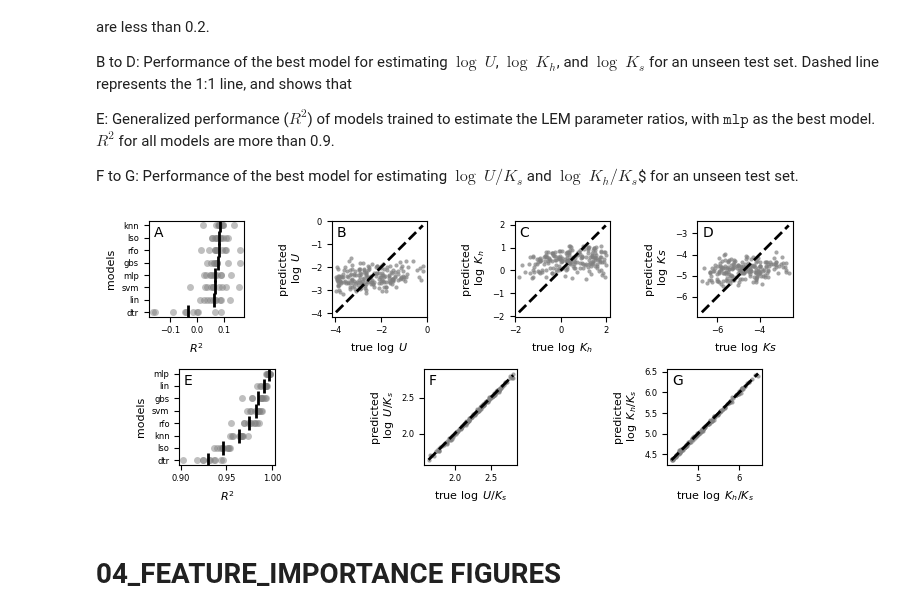
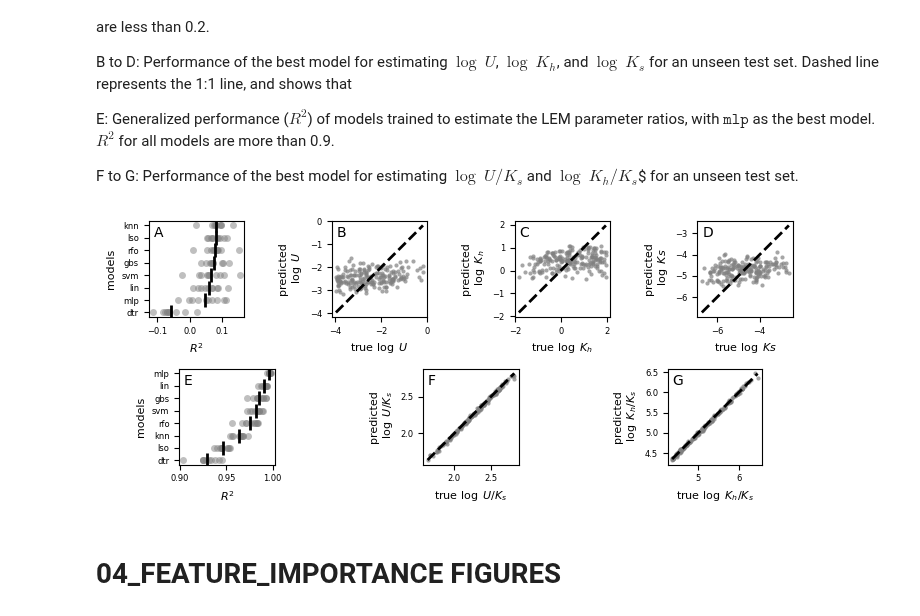
Before and after one commit to ricsatjr/landscape-evolution-ml, a Jupyter notebook: notebooks/journal-figures.ipynb, the cells around one changed output. Drawn from its saved outputs; the diff is of its cells as text; code cells hidden in the pictures.

```diff
--- a/notebooks/journal-figures.ipynb
+++ b/notebooks/journal-figures.ipynb
@@ -15,7 +15,7 @@ plot of $R^2$ for the individual labels (e.g., log U/Ks and log Ks/Ks), and the
 # %%
 # Define input file path
 data_dir = Path.cwd().parent / "outputs" / "models" / "full-features"
-filename="nested-cv-results-full-27dbc5a.pkl"
+filename="nested-cv-results-full-u-kh-ks-00f0686.pkl"
 input_file_path = data_dir / filename
 # %%
 # read pickle file
@@ -101,7 +101,7 @@ fig.savefig(f'{filename.split(".")[0]}-generalized-{metric}.svg')
 # %%
 # define input file path for features and labels
 data_dir2 = Path.cwd().parent / "outputs" / "features"
-filename2="features-all.pkl"
+filename2="features-all-abdda36.pkl"
 input_file_path2 = data_dir2 / filename2
 
 # read pickle file
@@ -250,7 +259,7 @@ axb = [fig.add_subplot(gs[1, i*4:(i+1)*4]) for i in range(3)]
 # TOP ROW PLOTS ──────────────────────────
 # read input file for model results (u, kh, and ks as labels)
 data_dir = Path.cwd().parent / "outputs" / "models" / "full-features"
-filename="nested-cv-results-full-27dbc5a.pkl"
+filename="nested-cv-results-full-u-kh-ks-00f0686.pkl"
 results, models, metrics, labels, features, test_idx = read_model_results(data_dir,filename)
 
 #determine which metric to plot
@@ -312,7 +321,7 @@ for m,model in enumerate(sorted_models[::-1]):
 # BOTTOM ROW PLOTS ──────────────────────────
 # read input file for model results (u/ks and kh/ks as labels)
 data_dir = Path.cwd().parent / "outputs" / "models" / "full-features"
-filename="nested-cv-results-full-886a995.pkl"
+filename="nested-cv-results-full-u_ks-kh_ks-00f0686.pkl"
 results, models, metrics, labels, features, test_idx = read_model_results(data_dir,filename)
 
 #determine which metric to plot
@@ -350,33 +359,33 @@ axb[0].tick_params(axis='x',labelsize=fs_xtlab)
 # set xticklabel fontsize
 
 ax_labels=[r'$\log\ U/K_s$',r'$\log\ K_h/K_s$']
 for m,model in enumerate(sorted_models[::-1]):
     rgr=results[model]['final_model']['regressor']
     ypred=rgr.predict(features_df.loc[test_idx,features])
     ytrue=features_df.loc[test_idx,labels]
     for sp in range(1,len(axb)):
         axb[sp].plot(np.log10(ytrue.loc[:,labels[sp-1]]),ypred[:,sp-1],marker='o',mfc='0.5',mew=0,lw=0,ms=ms,alpha=malpha)
 
         axb[sp].plot([np.min(np.log10(ytrue.loc[:,labels[sp-1]])),np.max(np.log10(ytrue.loc[:,labels[sp-1]]))],
                       [np.min(np.log10(ytrue.loc[:,labels[sp-1]])),np.max(np.log10(ytrue.loc[:,labels[sp-1]]))],
                       ls='--',c='k',lw=2)
 
         axb[sp].text(0.05,0.95,sp_labels[sp],ha='left',va='top',fontsize=fs_annot,transform=axb[sp].transAxes)
         axb[sp].set_xlabel('true '+ax_labels[sp-1],fontsize=fs_xlab)
         axb[sp].set_ylabel('predicted\n '+ax_labels[sp-1],fontsize=fs_xlab)
         axb[sp].axis('scaled')
         # if sp==1:
             # axb[sp].set_anchor('C')
         # if sp==2:
             # axb[sp].set_anchor('W')
         axb[sp].tick_params(labelsize=fs_xtlab)
     break
 
 fig.tight_layout(h_pad=1)
 
 fig.savefig(f'nested-cv-results-all-labels-generalized-and-unseen-test-set.jpg',dpi=fig_dpi)
 fig.savefig(f'nested-cv-results-all-labels-generalized-and-unseen-test-set.svg')
 # %% [output]
-[figure, old version]
+[figure, new version]
 # %% [markdown]
 # 04_FEATURE_IMPORTANCE FIGURES
```
Also changed, not shown: parts of 2 cells of this notebook.
